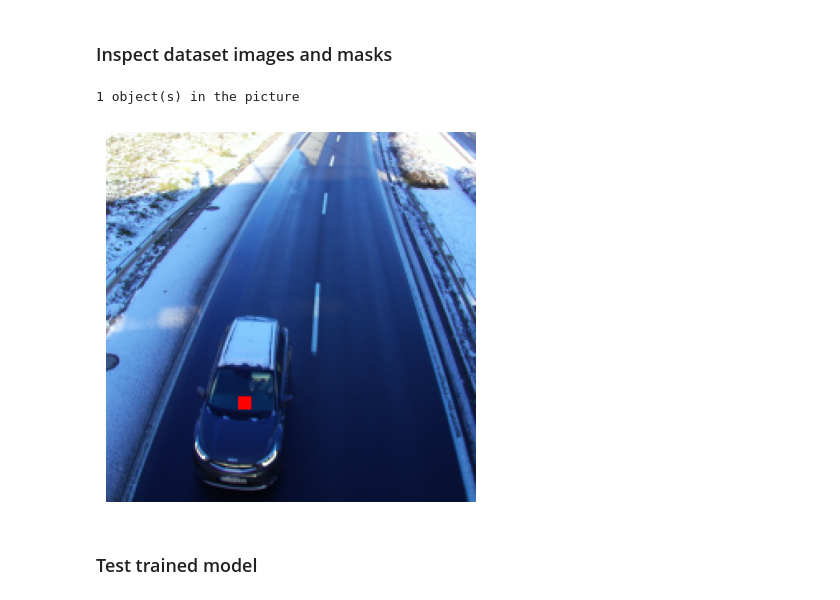
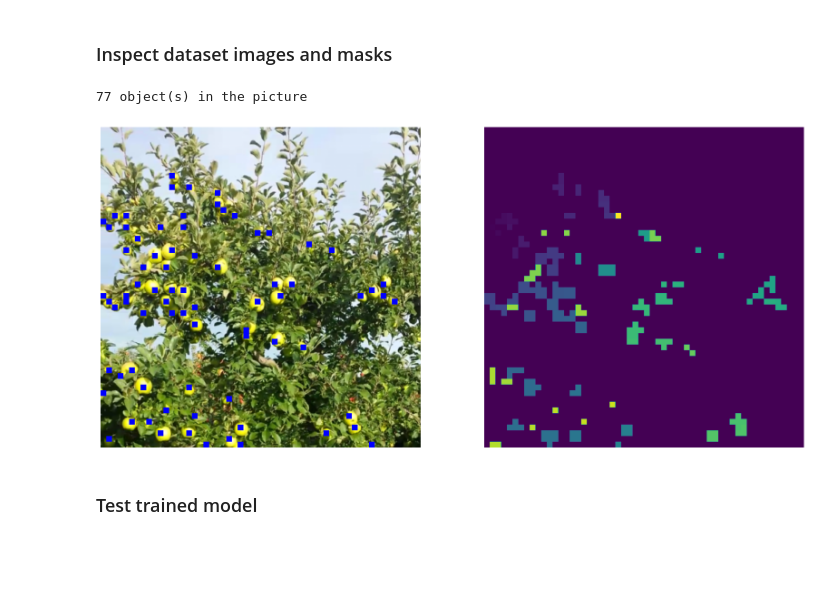
Before and after one commit to krzy3chu/FOMO, a Jupyter notebook: fomo.ipynb, the cells around one changed output. Drawn from its saved outputs; the diff is of its cells as text; code cells hidden in the pictures; blank space fills up the shorter version.

Commit message:
Add segmentation mask and number of objects in Dataset class, tweak testing section

```diff
--- a/fomo.ipynb
+++ b/fomo.ipynb
@@ -45,8 +45,8 @@ DETECTION_THRESHOLD = 0.1
 # %%
 class BoundingBoxToMask:
     """
-    Convert YOLO bounding boxes to FOMO centroids.
-    Used in label processing.
+    Convert YOLO bounding boxes to FOMO centroids. Used in label processing.
+    Return mask of centroids and number of objects in mask.
     """
     def __init__(self, image_resolution: int, grid_scale: int, number_of_classes: int):
         self._image_resolution = image_resolution
@@ -57,6 +57,7 @@ class BoundingBoxToMask:
         grid_resolution = int(self._image_resolution / self._grid_scale)
 
         masks = []
+        count = []
         for i in range(self._number_of_classes):
             class_mask = torch.zeros((grid_resolution, grid_resolution), dtype=float)
             bounding_boxes = label.readlines()
@@ -68,9 +69,10 @@ class BoundingBoxToMask:
                     x = int(x * grid_resolution)
                     y = int(y * grid_resolution)
                     class_mask[y, x] = 1.0
+            masks.append(class_mask)
+            count.append(len(bounding_boxes))
 
-            masks.append(class_mask)
-        return torch.stack(masks)
+        return torch.stack(masks), count
 # %% [markdown]
 #### Dataset
 # %%
@@ -116,12 +127,14 @@ class VehicleDataModule(pl.LightningDataModule):
     ):
         super().__init__()
         self._dataset_dir = dataset_dir
-        self._input_resolution = input_resolution  # model input image resolution (assume input is squared shape)
-        self._grid_scale = grid_scale  # number of pixels per cell on prediction grid (vertically and horizontally)
+        self._input_resolution = input_resolution
+        self._grid_scale = grid_scale
         self._batch_size = batch_size
 
+        output_resolution = input_resolution // grid_scale
         self._transform = Resize((input_resolution, input_resolution), antialias=True)
-        self._target_transform = BoundingBoxToMask(input_resolution, grid_scale, 1)
+        self._target_transform = BoundingBoxToMask(input_resolution, grid_scale, NUMBER_OF_CLASSES)
+        self._segmentation_transform = Resize((output_resolution, output_resolution), InterpolationMode.NEAREST)
         self._train_dataset = None
         self._val_dataset = None
 
@@ -130,11 +143,13 @@ class VehicleDataModule(pl.LightningDataModule):
             self._dataset_dir / Path("training"),
             self._transform,
             self._target_transform,
+            self._segmentation_transform
         )
         self._val_dataset = VehicleDataset(
             self._dataset_dir / Path("validation"),
             self._transform,
             self._target_transform,
+            self._segmentation_transform
         )
 
     def train_dataloader(self):
@@ -323,28 +318,38 @@ LOCAL_RANK: 0 - CUDA_VISIBLE_DEVICES: [0]
 # %%
 def inspect_dataset(data_idx: int, class_idx: int):
     dataset = VehicleDataset(
                 DATASET_DIR / Path("training"),
-                Resize((IMAGE_RESOLUTION, IMAGE_RESOLUTION), antialias=True),
-                BoundingBoxToMask(IMAGE_RESOLUTION, GRID_SCALE, 1))
-    image = dataset[data_idx][0]
-    mask = dataset[data_idx][1][class_idx]
+                vehicle_data_module._transform,
+                vehicle_data_module._target_transform,
+                vehicle_data_module._segmentation_transform
+    )
+    image, mask, count, seg_mask = dataset[data_idx]
+
     image = image.permute(1, 2, 0).numpy().astype(int)
+    class_mask = mask[class_idx]
     mask_res = cv2.resize(
-        mask.numpy(),
+        class_mask.numpy(),
         dsize=(IMAGE_RESOLUTION, IMAGE_RESOLUTION),
         interpolation=cv2.INTER_NEAREST,
     )
-    image[mask_res == 1] = [255, 0, 0]
-    plt.axis('off')
-    plt.imshow(image)
+    image[mask_res == 1] = [0, 0, 255]
+    seg_mask_res = cv2.resize(
+        seg_mask.permute(1, 2, 0).numpy(),
+        dsize=(IMAGE_RESOLUTION, IMAGE_RESOLUTION),
+        interpolation=cv2.INTER_NEAREST,
+    )
 
-    cnt = np.count_nonzero(mask)
-    print(str(cnt), "object(s) in the picture")
+    _, axs = plt.subplots(1, 2, figsize=(20, 20))
+    axs[0].axis("off")
+    axs[0].imshow(image)
+    axs[1].axis("off")
+    axs[1].imshow(seg_mask_res)
+    print(str(count[0]), "object(s) in the picture")
 
-inspect_dataset(data_idx=27, class_idx=0)
+inspect_dataset(data_idx=0, class_idx=0)
 # %% [output]
-1 object(s) in the picture
+77 object(s) in the picture
-[figure, old version]
+[figure, new version]
 # %% [markdown]
 ### Test trained model
 # %%
```
Also changed, not shown: parts of 9 cells of this notebook, 2 other files.
